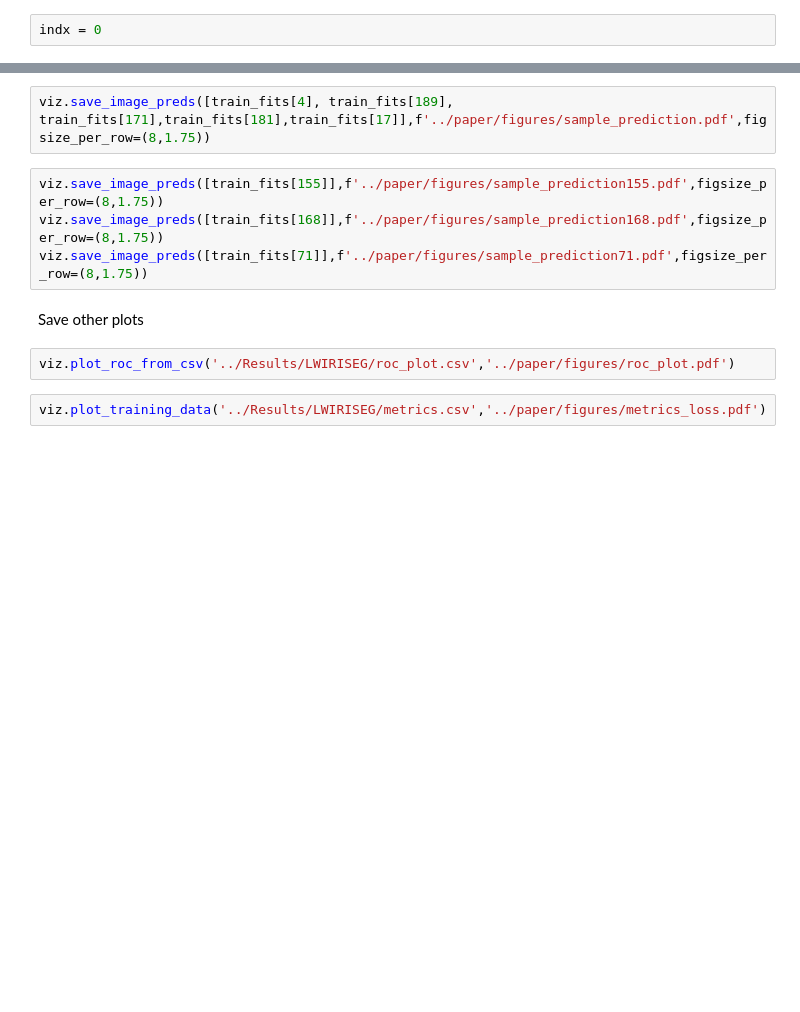
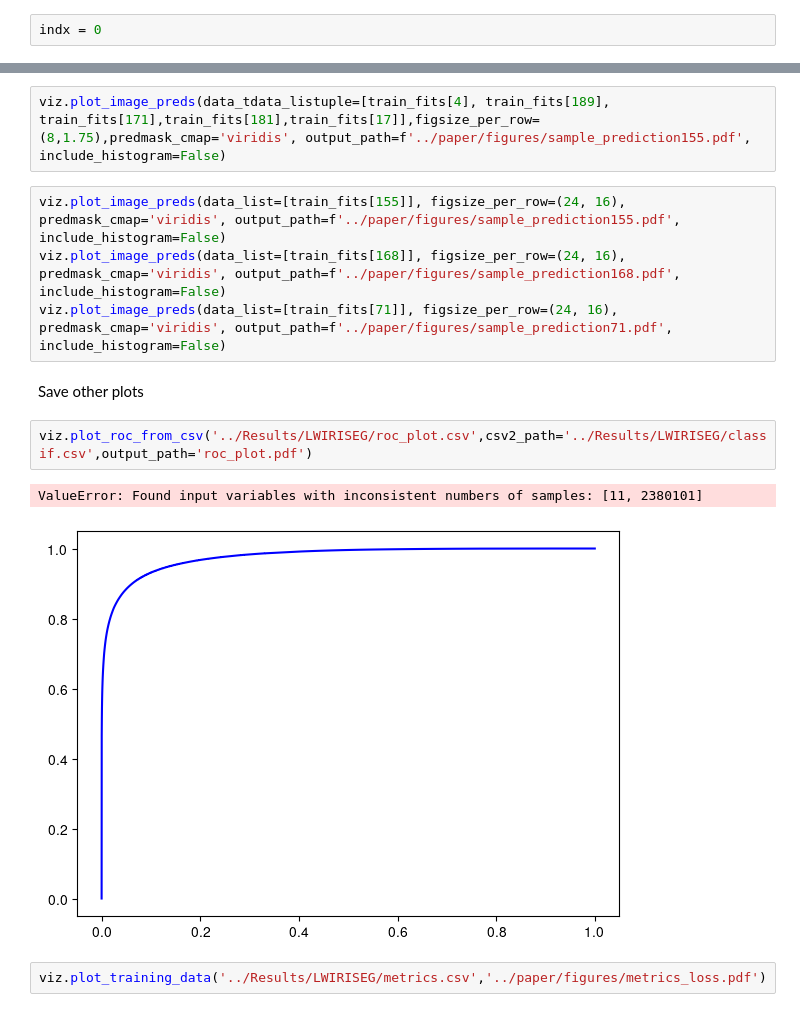
Before and after one commit to ASKabalan/-infrared-cloud-detection-, a Jupyter notebook: notebooks/generating_results_from_fits.ipynb, the cells around one changed output, grey strips where cells are left out. Cells and saved outputs as stored; diff of their text form; blank space fills up the shorter version.

```diff
--- a/notebooks/generating_results_from_fits.ipynb
+++ b/notebooks/generating_results_from_fits.ipynb
@@ -86,12 +63,15 @@ viz.plot_image_preds([train_fits[171], train_fits[46], train_fits[48]], figsize_
 # %%
-viz.save_image_preds([train_fits[4], train_fits[189], train_fits[171],train_fits[181],train_fits[17]],f'../paper/figures/sample_prediction.pdf',figsize_per_row=(8,1.75))
+viz.plot_image_preds(data_tdata_listuple=[train_fits[4], train_fits[189], train_fits[171],train_fits[181],train_fits[17]],figsize_per_row=(8,1.75),predmask_cmap='viridis', output_path=f'../paper/figures/sample_prediction155.pdf', include_histogram=False)
 # %%
-viz.save_image_preds([train_fits[155]],f'../paper/figures/sample_prediction155.pdf',figsize_per_row=(8,1.75))
-viz.save_image_preds([train_fits[168]],f'../paper/figures/sample_prediction168.pdf',figsize_per_row=(8,1.75))
-viz.save_image_preds([train_fits[71]],f'../paper/figures/sample_prediction71.pdf',figsize_per_row=(8,1.75))
+viz.plot_image_preds(data_list=[train_fits[155]], figsize_per_row=(24, 16), predmask_cmap='viridis', output_path=f'../paper/figures/sample_prediction155.pdf', include_histogram=False)
+viz.plot_image_preds(data_list=[train_fits[168]], figsize_per_row=(24, 16), predmask_cmap='viridis', output_path=f'../paper/figures/sample_prediction168.pdf', include_histogram=False)
+viz.plot_image_preds(data_list=[train_fits[71]], figsize_per_row=(24, 16), predmask_cmap='viridis', output_path=f'../paper/figures/sample_prediction71.pdf', include_histogram=False)
 # %% [markdown]
 Save other plots
 # %%
-viz.plot_roc_from_csv('../Results/LWIRISEG/roc_plot.csv','../paper/figures/roc_plot.pdf')
+viz.plot_roc_from_csv('../Results/LWIRISEG/roc_plot.csv',csv2_path='../Results/LWIRISEG/classif.csv',output_path='roc_plot.pdf')
+# %% [output]
+ValueError: Found input variables with inconsistent numbers of samples: [11, 2380101]
+[figure, added]
 # %%
 viz.plot_training_data('../Results/LWIRISEG/metrics.csv','../paper/figures/metrics_loss.pdf')
```
Also changed, not shown: parts of 10 cells of this notebook, 12 other files.
